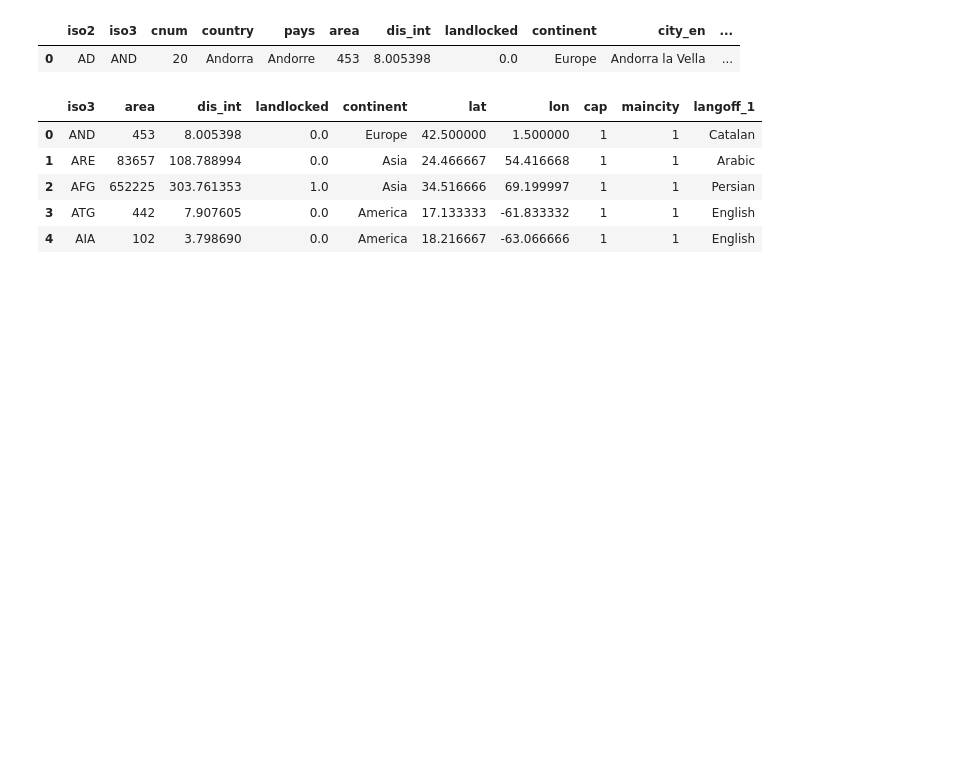
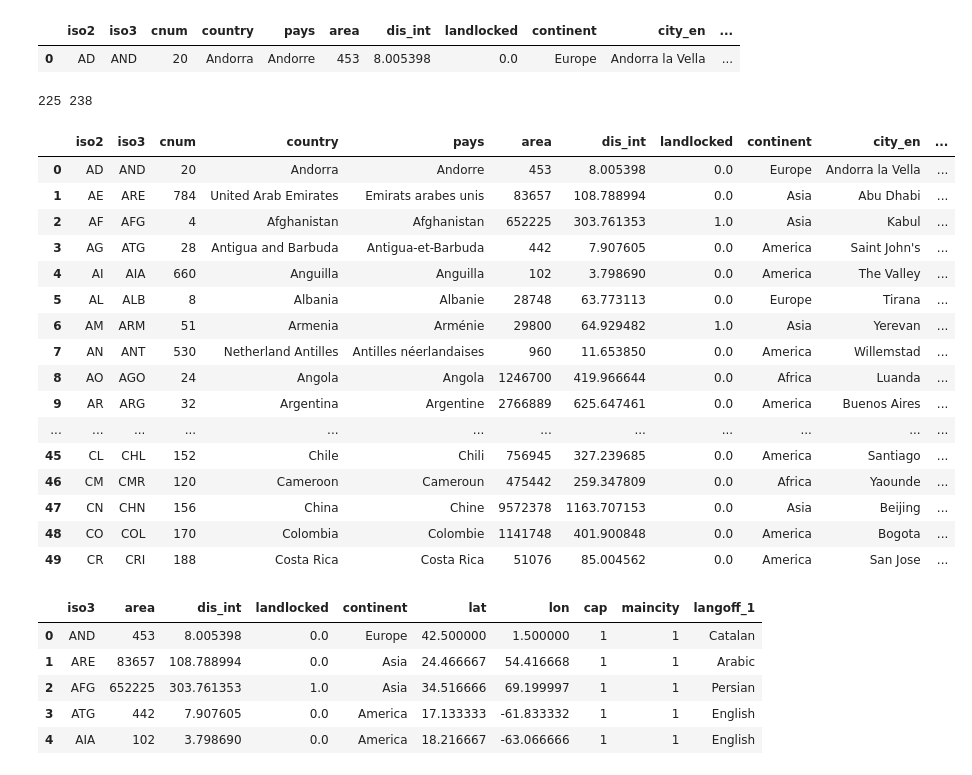
Before and after one commit to vicentcamison/idal_ia3, a Jupyter notebook: data_preprocessing.ipynb, the cells around one changed output. Cells and saved outputs as stored; diff of their text form; code cells hidden in the pictures; blank space fills up the shorter version.

```diff
--- a/data_preprocessing.ipynb
+++ b/data_preprocessing.ipynb
@@ -102,6 +102,30 @@ geo_cepii.head(1)
 # %% [output]
 |  | iso2 | iso3 | cnum | country | pays | area | dis_int | landlocked | continent | city_en | ... |
 | 0 | AD | AND | 20 | Andorra | Andorre | 453 | 8.005398 | 0.0 | Europe | Andorra la Vella | ... |
+# %%
+print(len(geo_cepii.loc[:,'iso3'].unique()), len(geo_cepii.loc[:,'iso3']))
+# %% [output]
+225 238
+# %%
+geo_cepii.head(50)
+# %% [output]
+|  | iso2 | iso3 | cnum | country | pays | area | dis_int | landlocked | continent | city_en | ... |
+| 0 | AD | AND | 20 | Andorra | Andorre | 453 | 8.005398 | 0.0 | Europe | Andorra la Vella | ... |
+| 1 | AE | ARE | 784 | United Arab Emirates | Emirats arabes unis | 83657 | 108.788994 | 0.0 | Asia | Abu Dhabi | ... |
+| 2 | AF | AFG | 4 | Afghanistan | Afghanistan | 652225 | 303.761353 | 1.0 | Asia | Kabul | ... |
+| 3 | AG | ATG | 28 | Antigua and Barbuda | Antigua-et-Barbuda | 442 | 7.907605 | 0.0 | America | Saint John's | ... |
+| 4 | AI | AIA | 660 | Anguilla | Anguilla | 102 | 3.798690 | 0.0 | America | The Valley | ... |
+| 5 | AL | ALB | 8 | Albania | Albanie | 28748 | 63.773113 | 0.0 | Europe | Tirana | ... |
+| 6 | AM | ARM | 51 | Armenia | Arménie | 29800 | 64.929482 | 1.0 | Asia | Yerevan | ... |
+| 7 | AN | ANT | 530 | Netherland Antilles | Antilles néerlandaises | 960 | 11.653850 | 0.0 | America | Willemstad | ... |
+| 8 | AO | AGO | 24 | Angola | Angola | 1246700 | 419.966644 | 0.0 | Africa | Luanda | ... |
+| 9 | AR | ARG | 32 | Argentina | Argentine | 2766889 | 625.647461 | 0.0 | America | Buenos Aires | ... |
+| ... | ... | ... | ... | ... | ... | ... | ... | ... | ... | ... | ... |
+| 45 | CL | CHL | 152 | Chile | Chili | 756945 | 327.239685 | 0.0 | America | Santiago | ... |
+| 46 | CM | CMR | 120 | Cameroon | Cameroun | 475442 | 259.347809 | 0.0 | Africa | Yaounde | ... |
+| 47 | CN | CHN | 156 | China | Chine | 9572378 | 1163.707153 | 0.0 | Asia | Beijing | ... |
+| 48 | CO | COL | 170 | Colombia | Colombie | 1141748 | 401.900848 | 0.0 | America | Bogota | ... |
+| 49 | CR | CRI | 188 | Costa Rica | Costa Rica | 51076 | 85.004562 | 0.0 | America | San Jose | ... |
 # %%
 geo_cepii_clean = geo_cepii.drop(['iso2', 'cnum', 'country', 'pays', 'city_en', 'city_fr', 'citynum', 'langoff_2', 'langoff_3', 'lang20_1', 'lang20_2', 'lang20_3', 'lang20_4', 'lang9_1', 'lang9_2', 'lang9_3', 'lang9_4', 'colonizer1', 'colonizer2', 'colonizer3', 'colonizer4', 'short_colonizer1', 'short_colonizer2', 'short_colonizer3'], axis=1)
 geo_cepii_clean.head(5)
```
Also changed, not shown: parts of 5 cells of this notebook.
